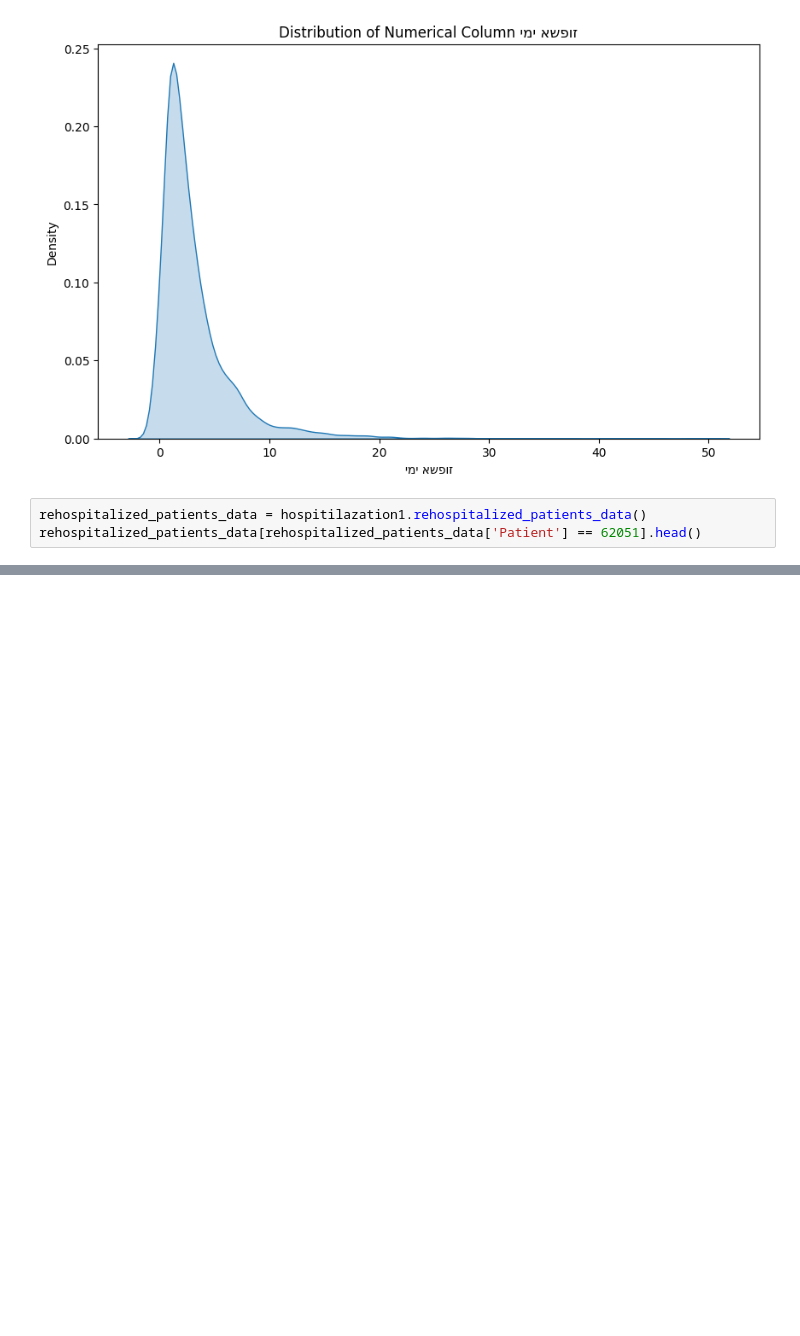
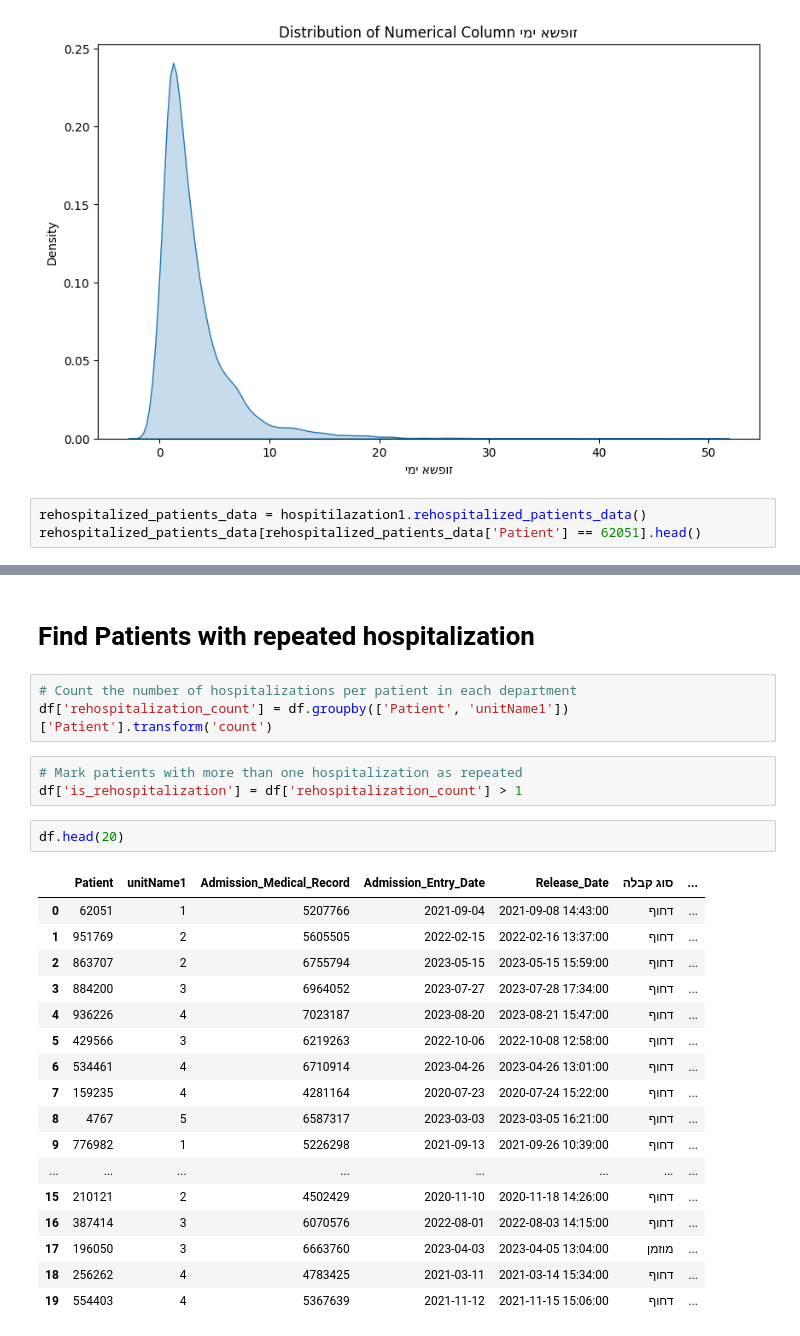
Before and after one commit to RyanWri/data-science2-lab-final-project, a Jupyter notebook: src/team_1/team_1_results.ipynb, the cells around one changed output, grey strips where cells are left out. Drawn from its saved outputs; the diff is of its cells as text; blank space fills up the shorter version.

```diff
--- a/src/team_1/team_1_results.ipynb
+++ b/src/team_1/team_1_results.ipynb
@@ -165,0 +205,28 @@ rehospitalized_patients_data[rehospitalized_patients_data['Patient'] == 62051].h
+# %% [markdown]
+# Find Patients with repeated hospitalization
+# %%
+# Count the number of hospitalizations per patient in each department
+df['rehospitalization_count'] = df.groupby(['Patient', 'unitName1'])['Patient'].transform('count')
+# %%
+# Mark patients with more than one hospitalization as repeated
+df['is_rehospitalization'] = df['rehospitalization_count'] > 1
+# %%
+df.head(20)
+# %% [output]
+|  | Patient | unitName1 | Admission_Medical_Record | Admission_Entry_Date | Release_Date | סוג קבלה | ... |
+| 0 | 62051 | 1 | 5207766 | 2021-09-04 | 2021-09-08 14:43:00 | דחוף | ... |
+| 1 | 951769 | 2 | 5605505 | 2022-02-15 | 2022-02-16 13:37:00 | דחוף | ... |
+| 2 | 863707 | 2 | 6755794 | 2023-05-15 | 2023-05-15 15:59:00 | דחוף | ... |
+| 3 | 884200 | 3 | 6964052 | 2023-07-27 | 2023-07-28 17:34:00 | דחוף | ... |
+| 4 | 936226 | 4 | 7023187 | 2023-08-20 | 2023-08-21 15:47:00 | דחוף | ... |
+| 5 | 429566 | 3 | 6219263 | 2022-10-06 | 2022-10-08 12:58:00 | דחוף | ... |
+| 6 | 534461 | 4 | 6710914 | 2023-04-26 | 2023-04-26 13:01:00 | דחוף | ... |
+| 7 | 159235 | 4 | 4281164 | 2020-07-23 | 2020-07-24 15:22:00 | דחוף | ... |
+| 8 | 4767 | 5 | 6587317 | 2023-03-03 | 2023-03-05 16:21:00 | דחוף | ... |
+| 9 | 776982 | 1 | 5226298 | 2021-09-13 | 2021-09-26 10:39:00 | דחוף | ... |
+| ... | ... | ... | ... | ... | ... | ... | ... |
+| 15 | 210121 | 2 | 4502429 | 2020-11-10 | 2020-11-18 14:26:00 | דחוף | ... |
+| 16 | 387414 | 3 | 6070576 | 2022-08-01 | 2022-08-03 14:15:00 | דחוף | ... |
+| 17 | 196050 | 3 | 6663760 | 2023-04-03 | 2023-04-05 13:04:00 | מוזמן | ... |
+| 18 | 256262 | 4 | 4783425 | 2021-03-11 | 2021-03-14 15:34:00 | דחוף | ... |
+| 19 | 554403 | 4 | 5367639 | 2021-11-12 | 2021-11-15 15:06:00 | דחוף | ... |
```
Also changed, not shown: parts of 11 cells of this notebook, 3 other files.
